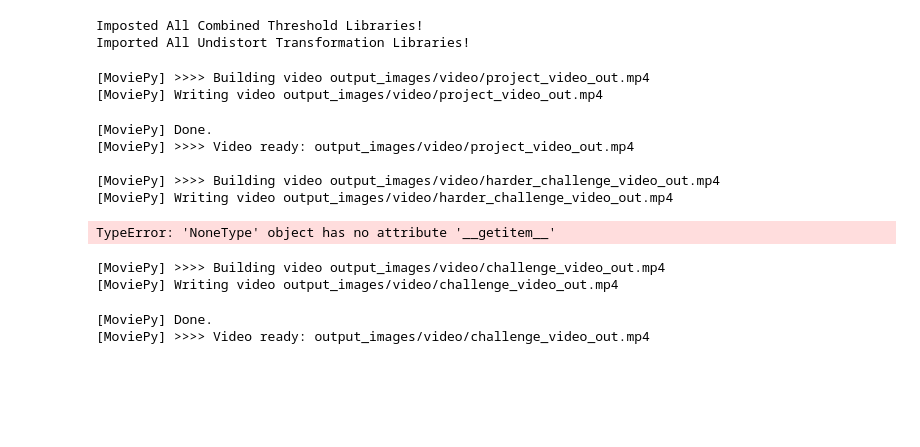
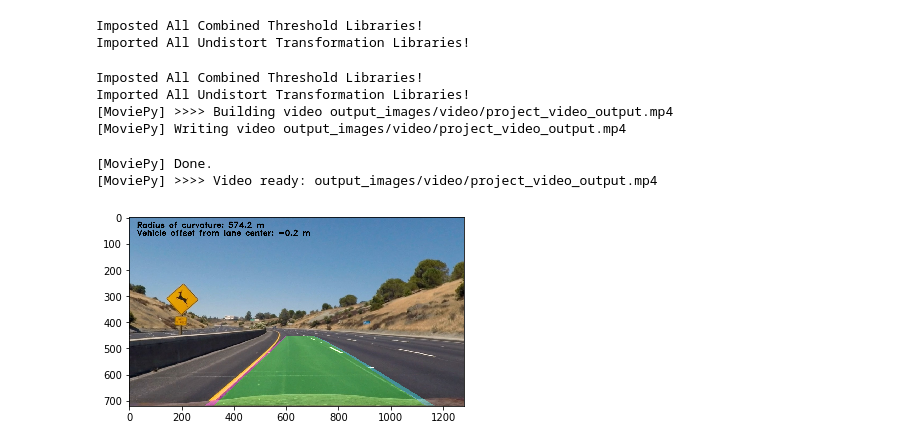
Before and after one commit to ooleksyuk/CarND-Advanced-Lane-Lines, a Jupyter notebook: pipeline.ipynb, the cells around one changed output. Cells and saved outputs as stored; diff of their text form; code cells hidden in the pictures; blank space fills up the shorter version.

```diff
--- a/pipeline.ipynb
+++ b/pipeline.ipynb
@@ -161,45 +161,37 @@ def annotate_image(img_in):
     vehicle_offset = calculate_vehicle_offset(undist, left_fit, right_fit)
 
     # Perform final visualization on top of original undistorted image
     result = final_vizualzation(undist, left_fit, right_fit, m_inv, left_curve, right_curve, vehicle_offset)
 
     return result
 
 
 def annotate_video(input_file, output_file):
     """ Given input_file video, save annotated video to output_file """
     video = VideoFileClip(input_file)
 
     annotated_video = video.fl_image(annotate_image)
     annotated_video.write_videofile(output_file, audio=False)
 
 # Annotate the video
-annotate_video('video/project_video.mp4', 'output_images/video/project_video_out.mp4')
+annotate_video('video/project_video.mp4', 'output_images/video/project_video_output.mp4')
 # annotate_video('video/harder_challenge_video.mp4', 'output_images/video/harder_challenge_video_out.mp4')
 
 
 # Show example annotated image on screen for sanity check
 img_file = 'test_images/test2.jpg'
 img = mpimg.imread(img_file)
 result = annotate_image(img)
 result = annotate_image(img)
 result = annotate_image(img)
 plt.imshow(result)
 plt.show()
 plt.savefig('output_images/example/test2_annotated_final.jpg')
 # %% [output]
-[MoviePy] >>>> Building video output_images/video/project_video_out.mp4
-[MoviePy] Writing video output_images/video/project_video_out.mp4
+Imposted All Combined Threshold Libraries!
+Imported All Undistort Transformation Libraries!
+[MoviePy] >>>> Building video output_images/video/project_video_output.mp4
+[MoviePy] Writing video output_images/video/project_video_output.mp4
 [MoviePy] Done.
-[MoviePy] >>>> Video ready: output_images/video/project_video_out.mp4
-
-[MoviePy] >>>> Building video output_images/video/harder_challenge_video_out.mp4
-[MoviePy] Writing video output_images/video/harder_challenge_video_out.mp4
+[MoviePy] >>>> Video ready: output_images/video/project_video_output.mp4
-TypeError: 'NoneType' object has no attribute '__getitem__'
+[figure, added]
-# %%
-annotate_video('video/challenge_video.mp4', 'output_images/video/challenge_video_out.mp4')
-# %% [output]
-[MoviePy] >>>> Building video output_images/video/challenge_video_out.mp4
-[MoviePy] Writing video output_images/video/challenge_video_out.mp4
-[MoviePy] Done.
-[MoviePy] >>>> Video ready: output_images/video/challenge_video_out.mp4
```
Also changed, not shown: 8 other files.
